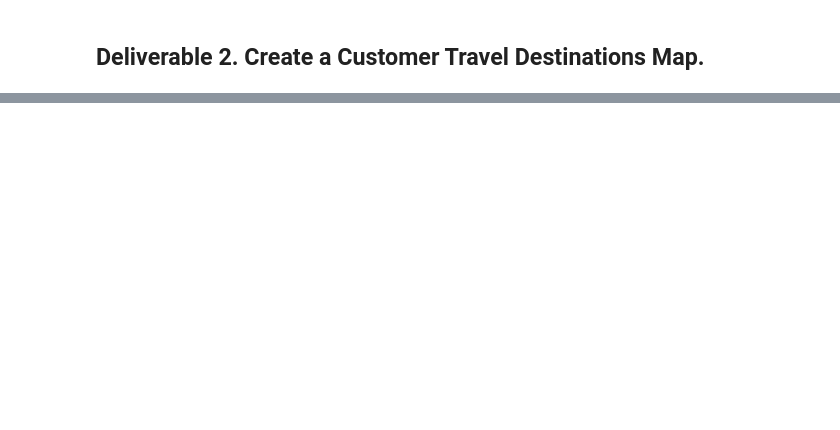
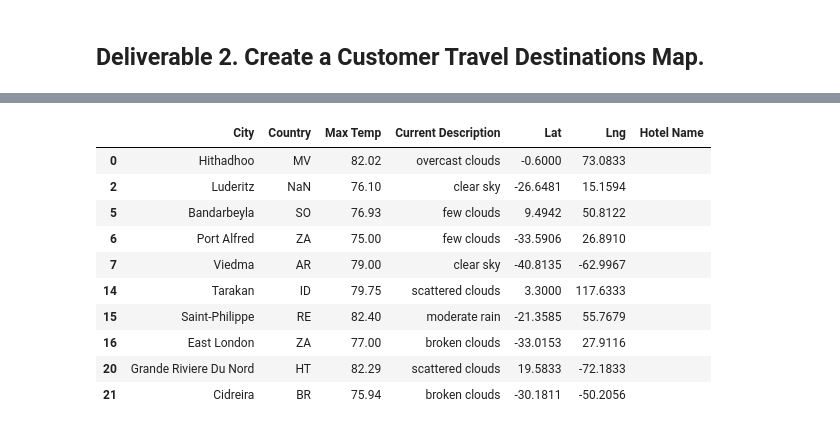
Before and after one commit to timmyclean/World_Weather_Analysis, a Jupyter notebook: Vacation_Search/Vacation_Search_.ipynb, the cells around one changed output, grey strips where cells are left out. Saved outputs shown, nothing was run; the diff lists cells and outputs as text; code cells hidden in the pictures; blank space fills up the shorter version.

```diff
--- a/Vacation_Search/Vacation_Search_.ipynb
+++ b/Vacation_Search/Vacation_Search_.ipynb
@@ -34,10 +85,22 @@ preferred_cities_df.count()
 # %%
 # 5a. Create DataFrame called hotel_df to store hotel names along with city, country, max temp, and coordinates.
-hotel_df = clean_df[["City", "Country", "Max Temp", "Current Description", "Lat", "Lng"]].copy()
+hotel_df = preferred_cities_df[["City", "Country", "Max Temp", "Current Description", "Lat", "Lng"]].copy()
 
 # 5b. Create a new column "Hotel Name"
 hotel_df["Hotel Name"] = ""
 hotel_df.head(10)
+# %% [output]
+|  | City | Country | Max Temp | Current Description | Lat | Lng | Hotel Name |
+| 0 | Hithadhoo | MV | 82.02 | overcast clouds | -0.6000 | 73.0833 |  |
+| 2 | Luderitz | NaN | 76.10 | clear sky | -26.6481 | 15.1594 |  |
+| 5 | Bandarbeyla | SO | 76.93 | few clouds | 9.4942 | 50.8122 |  |
+| 6 | Port Alfred | ZA | 75.00 | few clouds | -33.5906 | 26.8910 |  |
+| 7 | Viedma | AR | 79.00 | clear sky | -40.8135 | -62.9967 |  |
+| 14 | Tarakan | ID | 79.75 | scattered clouds | 3.3000 | 117.6333 |  |
+| 15 | Saint-Philippe | RE | 82.40 | moderate rain | -21.3585 | 55.7679 |  |
+| 16 | East London | ZA | 77.00 | broken clouds | -33.0153 | 27.9116 |  |
+| 20 | Grande Riviere Du Nord | HT | 82.29 | scattered clouds | 19.5833 | -72.1833 |  |
+| 21 | Cidreira | BR | 75.94 | broken clouds | -30.1811 | -50.2056 |  |
 # %%
 # 6a. Set parameters to search for hotels with 5000 meters.
 params = {
```
Also changed, not shown: parts of 12 cells of this notebook, 3 other files.
